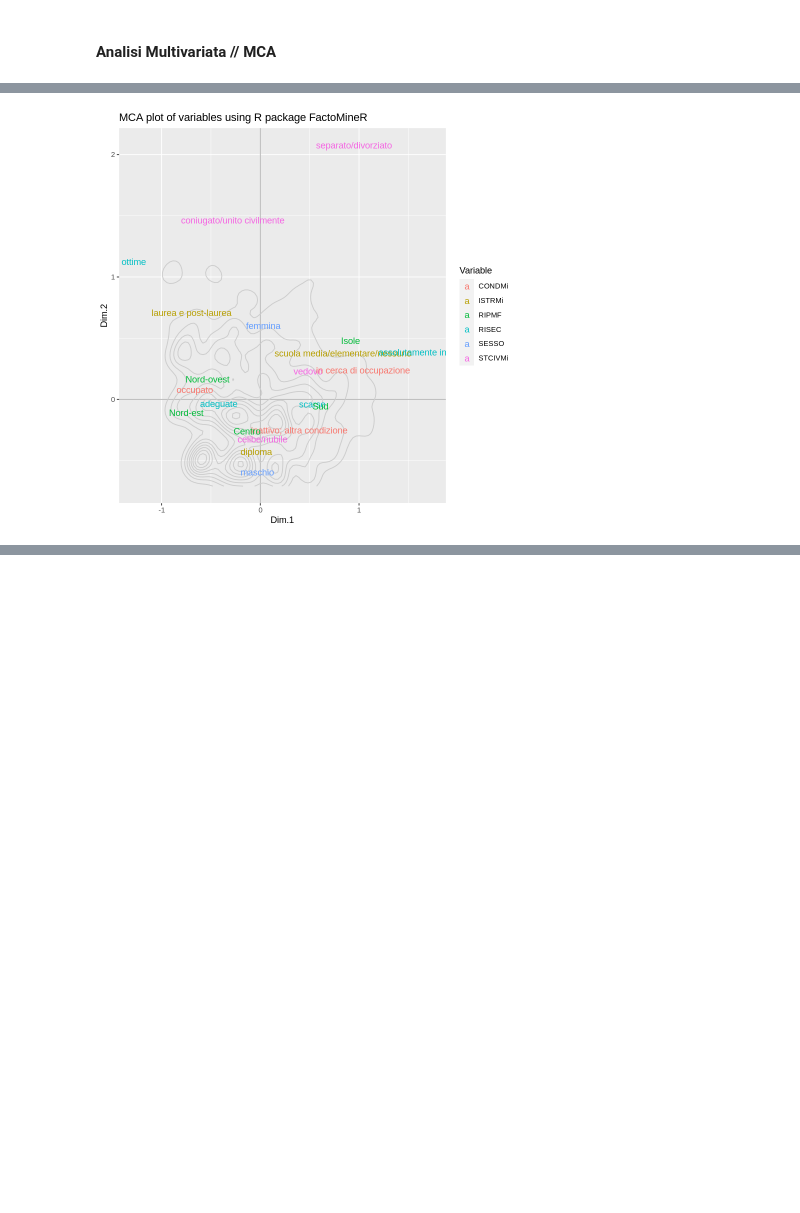
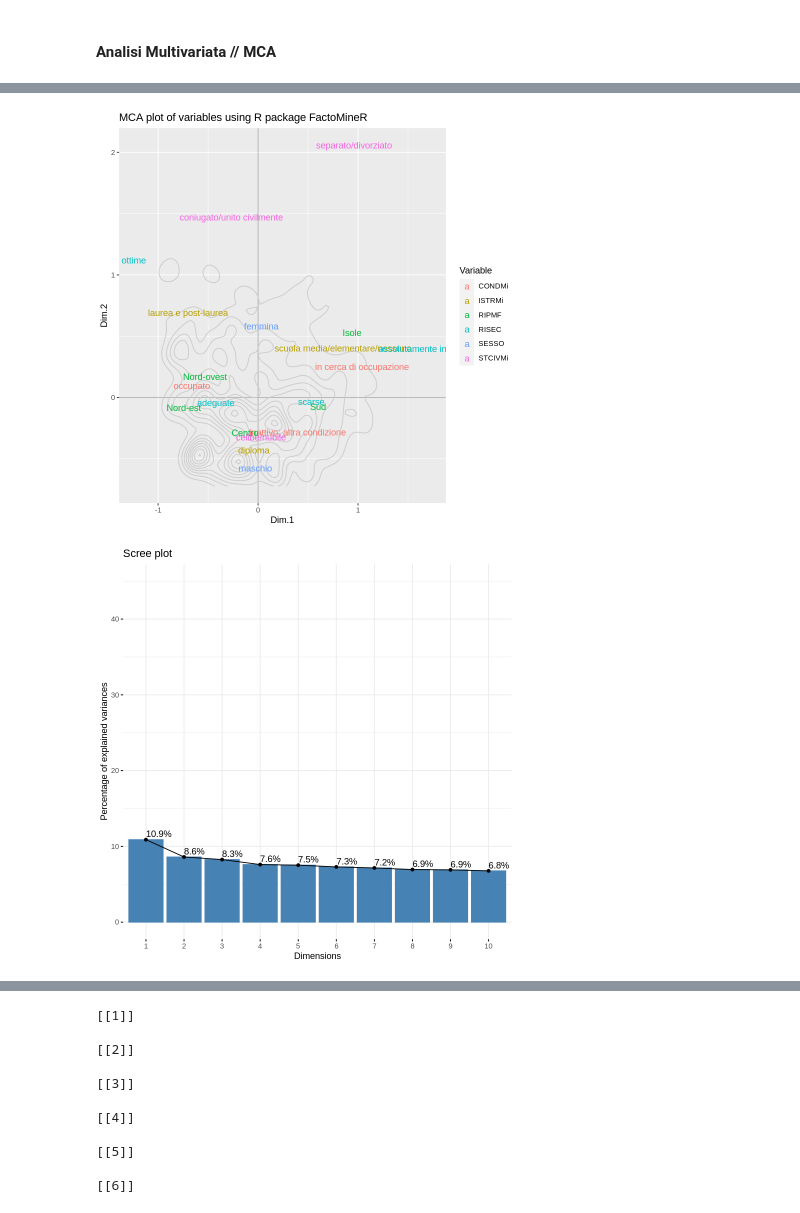
Before and after one commit to bolps/vdm2020, a Jupyter notebook: Progetto_VDM_Sport_e_alimentazione.ipynb, the cells around one changed output, grey strips where cells are left out. Drawn from its saved outputs; the diff is of its cells as text; code cells hidden in the pictures; blank space fills up the shorter version.

```diff
--- a/Progetto_VDM_Sport_e_alimentazione.ipynb
+++ b/Progetto_VDM_Sport_e_alimentazione.ipynb
@@ -323,7 +392,7 @@ library(grid)
 # %%
 # Definisco funzione per pie chart
 pc <- function(df, title, palname, ncol, rev=c('TRUE','FALSE')){
-  pct<-round(table(df)/length(df)*100, 2)
+  pct<-round(table(na.omit(df))/length(na.omit(df))*100, 2)
   lbls<-levels(df)
   lbls2<-paste(lbls, " ",pct, "%", sep="")
   if(rev==FALSE){
@@ -335,14 +404,15 @@ pc <- function(df, title, palname, ncol, rev=c('TRUE','FALSE')){
 
 # Definisco funzione per barchart
 bc <- function(df, title, subtitle, palname, direct=c(-1,1)){
-  data <- data.frame("class" = levels(df),"values" =as.vector(table(df)))
+  data <- data.frame("class" = levels(df),"values" =as.vector(round((table(df)/sum(table(df))*100),2)))
   data$class <- factor(data$class, levels = data[["class"]])
   ggplot(data, aes(x=class, y=values, fill=class))+
   geom_bar(stat="identity")+
   theme_bw()+
   theme(axis.text.x = element_text(angle = 45, hjust = 1),panel.grid=element_blank(),panel.border = element_blank(),axis.line = element_line(colour = "black"))+
-  labs(title = title, subtitle = subtitle, y = "frequenza assoluta", x="", fill = "")+
-  scale_fill_brewer(palette=palname, direction=direct)
+  labs(title = title, subtitle = subtitle, y = "frequenza relativa (%)", x="", fill = "")+
+  scale_fill_brewer(palette=palname, direction=direct)+
+  geom_text(aes(label=values), position=position_dodge(width=0.9), vjust=-0.25)
 }
 # %%
 pc(AVQ18.sport$ETAMi,"Grafico a torta età","Set1",3,FALSE)
@@ -523,7 +638,7 @@ ggmca <- function(df,title,moreinfo=c(TRUE,FALSE)){
       c3 <- fviz_cos2(mca1, choice = "var", axes = 1:2)
       c4 <- fviz_contrib(mca1, choice = "var", axes = 1, top = 15)
       c5 <- fviz_contrib(mca1, choice = "var", axes = 2, top = 15)
-      return(list(c1,c2,c3,c4,c5,g))#return(list(g, mca1))
+      return(list(g,c1,c2,c3,c4,c5))#return(list(g, mca1))
     }
 }
 # %%
@@ -545,4 +724,5 @@ ggmca(AVQ18.sport[,c('RISEC','SPORT','RIPMF')],"MCA plot of variables using R pa
 # %%
-ggmca(AVQ18.sport[,c('SESSO','STCIVMi','ISTRMi','CONDMi','RISEC', 'RIPMF')],"MCA plot of variables using R package FactoMineR",moreinfo=F)
+ggmca(AVQ18.sport[,c('SESSO','STCIVMi','ISTRMi','CONDMi','RISEC', 'RIPMF')],"MCA plot of variables using R package FactoMineR",moreinfo=T)
 # %% [output]
-[figure, old version]
+[figure, new version]
+[figure, added]
@@ -548,0 +731,11 @@ ggmca(AVQ18.sport[,c('SESSO','STCIVMi','ISTRMi','CONDMi','RISEC', 'RIPMF')],"MCA
+[[1]]
+
+[[2]]
+
+[[3]]
+
+[[4]]
+
+[[5]]
+
+[[6]]
```
Also changed, not shown: parts of 69 cells of this notebook.
